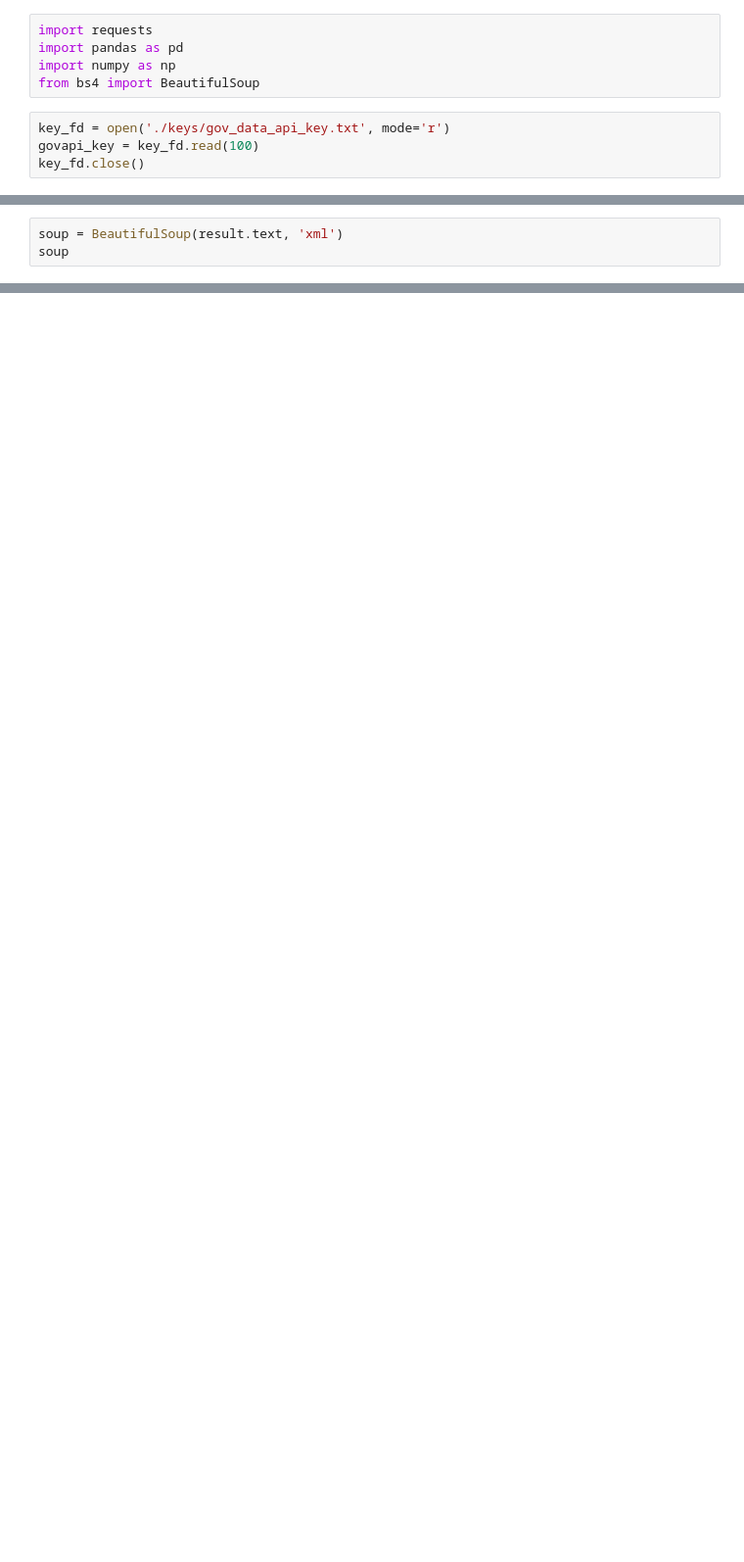
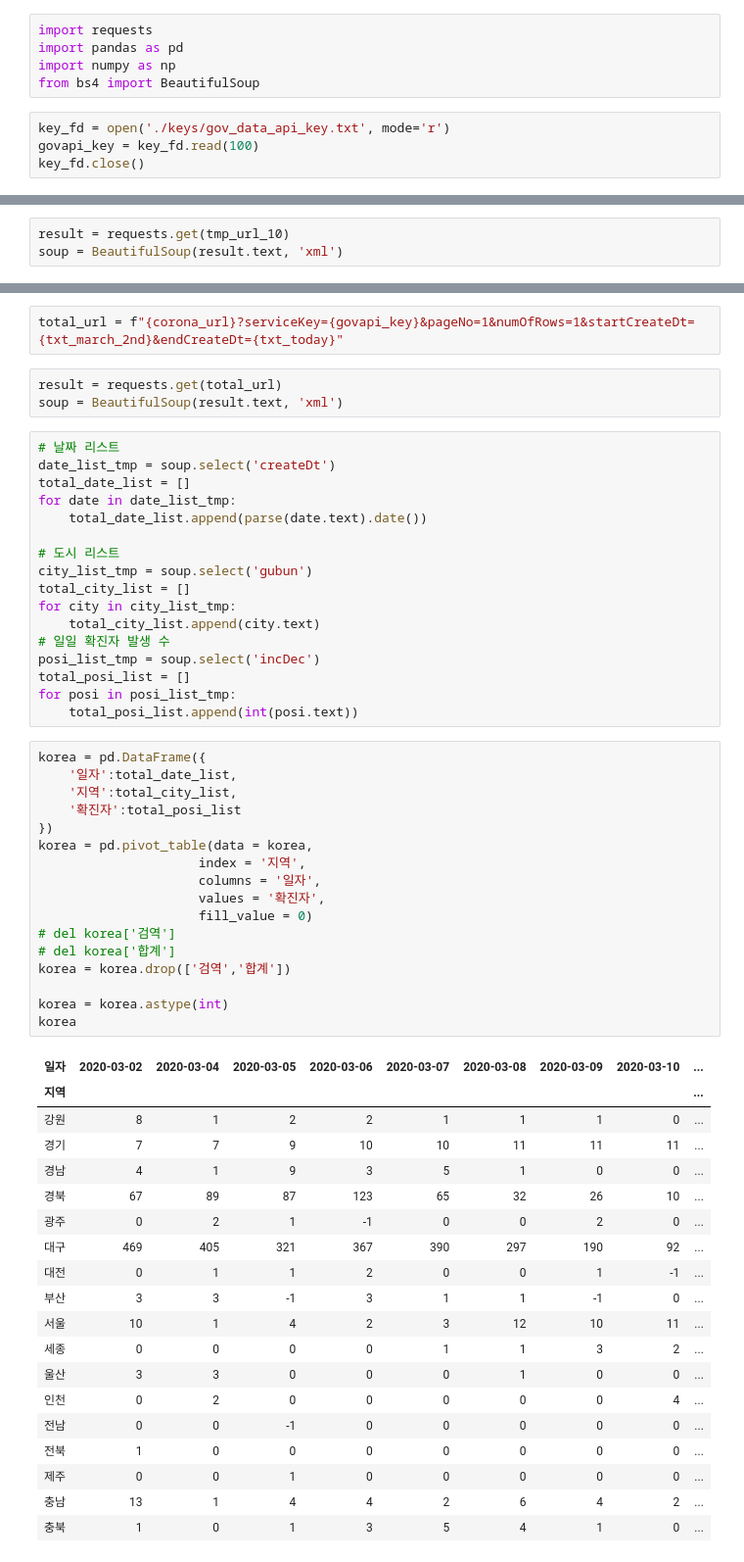
Before and after one commit to beegramin9/Python-DataScience-Hoseo-ProjectData, a Jupyter notebook: Ch5_코로나(openAPI)/1_오픈api.ipynb, the cells around one changed output, grey strips where cells are left out. Shown: that part at 98% size. Saved outputs shown, nothing was run; the diff lists cells and outputs as text; blank space fills up the shorter version.

```diff
--- a/Ch5_코로나(openAPI)/1_오픈api.ipynb
+++ b/Ch5_코로나(openAPI)/1_오픈api.ipynb
@@ -23,3 +187,3 @@ result.text
 # %%
+result = requests.get(tmp_url_10)
 soup = BeautifulSoup(result.text, 'xml')
-soup
@@ -28,0 +239,59 @@ soup
+# %%
+total_url = f"{corona_url}?serviceKey={govapi_key}&pageNo=1&numOfRows=1&startCreateDt={txt_march_2nd}&endCreateDt={txt_today}"
+# %%
+result = requests.get(total_url)
+soup = BeautifulSoup(result.text, 'xml')
+# %%
+# 날짜 리스트
+date_list_tmp = soup.select('createDt')
+total_date_list = []
+for date in date_list_tmp:
+    total_date_list.append(parse(date.text).date())
+
+# 도시 리스트
+city_list_tmp = soup.select('gubun')
+total_city_list = []
+for city in city_list_tmp:
+    total_city_list.append(city.text)
+# 일일 확진자 발생 수
+posi_list_tmp = soup.select('incDec')
+total_posi_list = []
+for posi in posi_list_tmp:
+    total_posi_list.append(int(posi.text))
+# %%
+korea = pd.DataFrame({
+    '일자':total_date_list,
+    '지역':total_city_list,
+    '확진자':total_posi_list
+})
+korea = pd.pivot_table(data = korea,
+                     index = '지역',
+                     columns = '일자',
+                     values = '확진자',
+                     fill_value = 0)
+# del korea['검역']
+# del korea['합계']
+korea = korea.drop(['검역','합계'])
+
+korea = korea.astype(int)
+korea
+# %% [output]
+| 일자 | 2020-03-02 | 2020-03-04 | 2020-03-05 | 2020-03-06 | 2020-03-07 | 2020-03-08 | 2020-03-09 | 2020-03-10 | ... |
+| 지역 |  |  |  |  |  |  |  |  | ... |
+| 강원 | 8 | 1 | 2 | 2 | 1 | 1 | 1 | 0 | ... |
+| 경기 | 7 | 7 | 9 | 10 | 10 | 11 | 11 | 11 | ... |
+| 경남 | 4 | 1 | 9 | 3 | 5 | 1 | 0 | 0 | ... |
+| 경북 | 67 | 89 | 87 | 123 | 65 | 32 | 26 | 10 | ... |
+| 광주 | 0 | 2 | 1 | -1 | 0 | 0 | 2 | 0 | ... |
+| 대구 | 469 | 405 | 321 | 367 | 390 | 297 | 190 | 92 | ... |
+| 대전 | 0 | 1 | 1 | 2 | 0 | 0 | 1 | -1 | ... |
+| 부산 | 3 | 3 | -1 | 3 | 1 | 1 | -1 | 0 | ... |
+| 서울 | 10 | 1 | 4 | 2 | 3 | 12 | 10 | 11 | ... |
+| 세종 | 0 | 0 | 0 | 0 | 1 | 1 | 3 | 2 | ... |
+| 울산 | 3 | 3 | 0 | 0 | 0 | 1 | 0 | 0 | ... |
+| 인천 | 0 | 2 | 0 | 0 | 0 | 0 | 0 | 4 | ... |
+| 전남 | 0 | 0 | -1 | 0 | 0 | 0 | 0 | 0 | ... |
+| 전북 | 1 | 0 | 0 | 0 | 0 | 0 | 0 | 0 | ... |
+| 제주 | 0 | 0 | 1 | 0 | 0 | 0 | 0 | 0 | ... |
+| 충남 | 13 | 1 | 4 | 4 | 2 | 6 | 4 | 2 | ... |
+| 충북 | 1 | 0 | 1 | 3 | 5 | 4 | 1 | 0 | ... |
```
Also changed, not shown: parts of 68 cells of this notebook, 5 other files.
